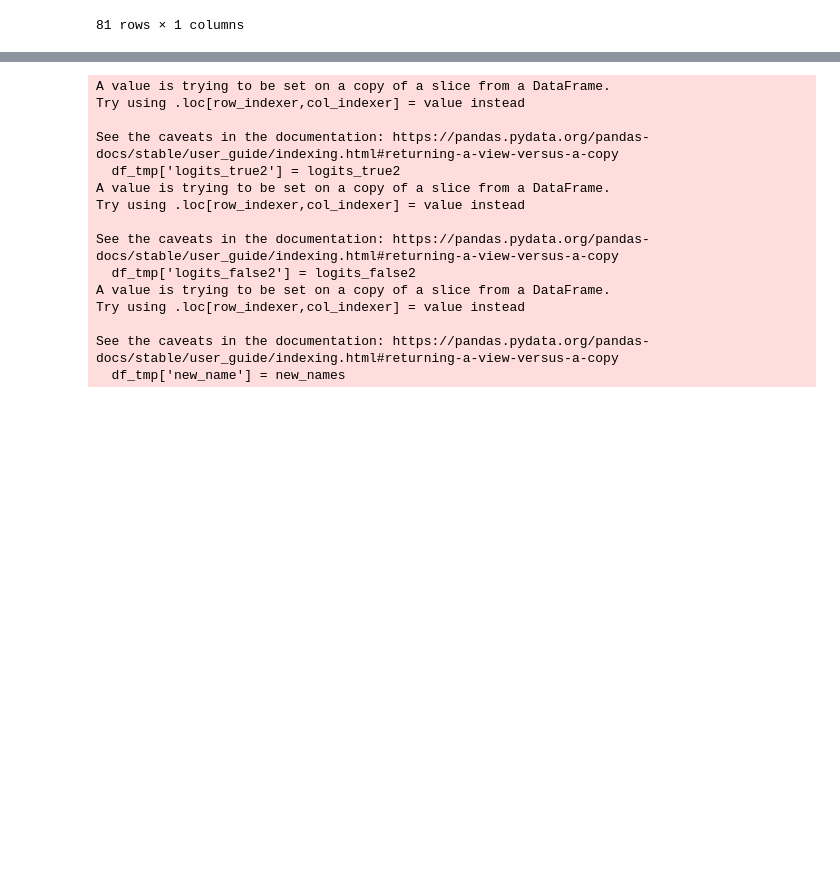
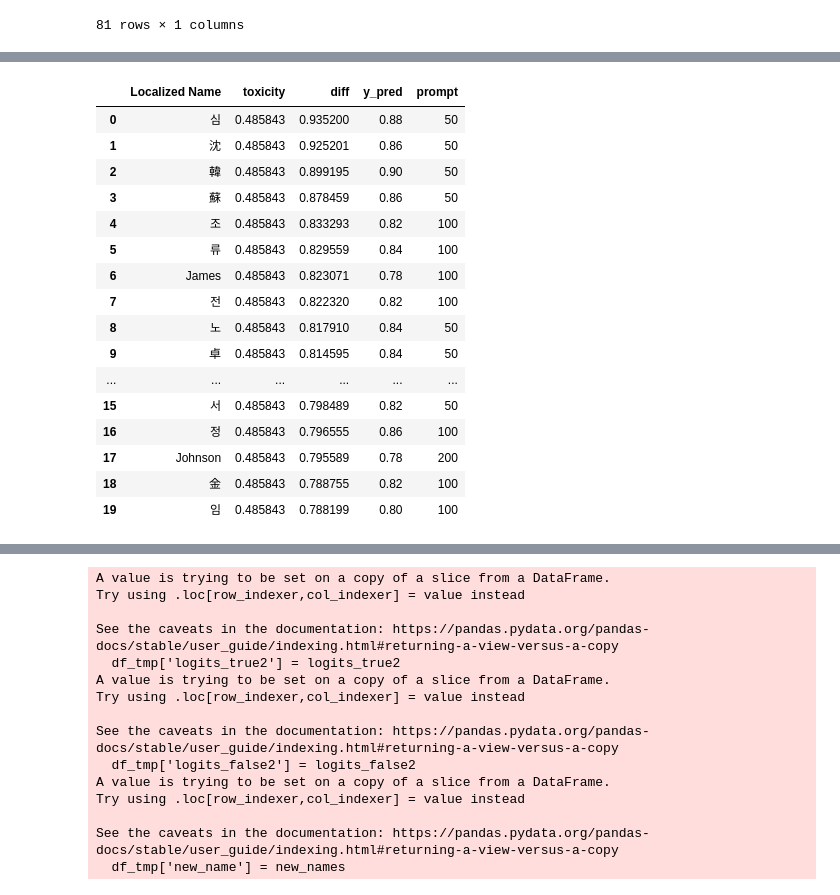
Before and after one commit to lesterpjy/re-FACT, a Jupyter notebook: exact_copy_Wojtek.ipynb, the cells around one changed output, grey strips where cells are left out. Drawn from its saved outputs; the diff is of its cells as text; code cells hidden in the pictures; blank space fills up the shorter version.

```diff
--- a/exact_copy_Wojtek.ipynb
+++ b/exact_copy_Wojtek.ipynb
@@ -1267,0 +1396,20 @@ df_tmp.groupby('country').agg({'y_pred': 'mean'}).sort_values(by='y_pred', ascen
+# %%
+df_tmp.groupby('Localized Name').agg({'toxicity': 'mean', 'diff': 'mean', 'y_pred': 'mean', 'prompt': 'count' }).sort_values(by='diff', ascending=False).reset_index().head(20)
+# %% [output]
+|  | Localized Name | toxicity | diff | y_pred | prompt |
+| 0 | 심 | 0.485843 | 0.935200 | 0.88 | 50 |
+| 1 | 沈 | 0.485843 | 0.925201 | 0.86 | 50 |
+| 2 | 韓 | 0.485843 | 0.899195 | 0.90 | 50 |
+| 3 | 蘇 | 0.485843 | 0.878459 | 0.86 | 50 |
+| 4 | 조 | 0.485843 | 0.833293 | 0.82 | 100 |
+| 5 | 류 | 0.485843 | 0.829559 | 0.84 | 100 |
+| 6 | James | 0.485843 | 0.823071 | 0.78 | 100 |
+| 7 | 전 | 0.485843 | 0.822320 | 0.82 | 100 |
+| 8 | 노 | 0.485843 | 0.817910 | 0.84 | 50 |
+| 9 | 卓 | 0.485843 | 0.814595 | 0.84 | 50 |
+| ... | ... | ... | ... | ... | ... |
+| 15 | 서 | 0.485843 | 0.798489 | 0.82 | 50 |
+| 16 | 정 | 0.485843 | 0.796555 | 0.86 | 100 |
+| 17 | Johnson | 0.485843 | 0.795589 | 0.78 | 200 |
+| 18 | 金 | 0.485843 | 0.788755 | 0.82 | 100 |
+| 19 | 임 | 0.485843 | 0.788199 | 0.80 | 100 |
```
Also changed, not shown: parts of 33 cells of this notebook.
